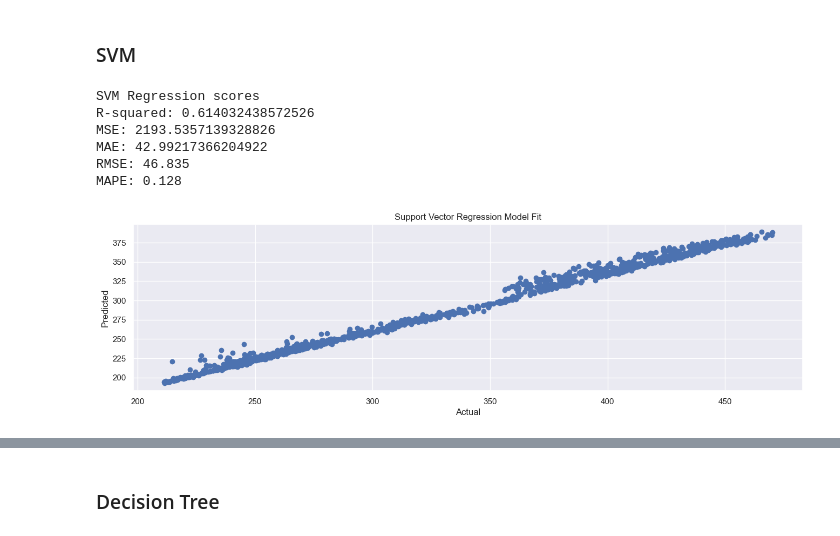
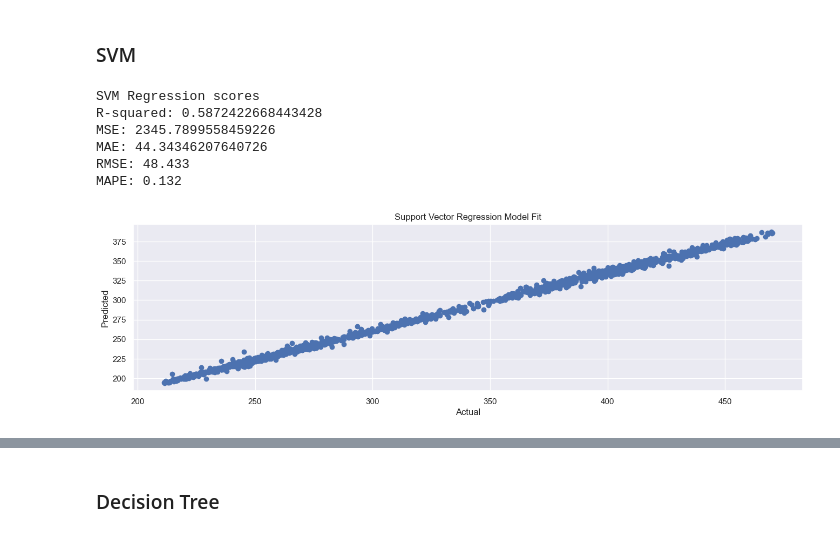
Before and after one commit to okenreed/aai501_final, a Jupyter notebook: final.ipynb, the cells around one changed output, grey strips where cells are left out. Drawn from its saved outputs; the diff is of its cells as text; code cells hidden in the pictures.

```diff
--- a/final.ipynb
+++ b/final.ipynb
@@ -113,7 +115,7 @@ def mape_calc(y_true, y_pred):
 # %%
 split = int(len(df)*.8)
 
-x = df.drop(['Tmrw_avg', 'pct', 'pct_diff'], axis=1)
+x = df.drop(['Tmrw_avg', 'pct', 'pct_diff', 'RSI', 'EMAF', 'EMAM', 'EMAS'], axis=1)
 y = df['Tmrw_avg']
 y = y.values.reshape(-1,1)
 
@@ -188,5 +187,5 @@ Epoch 36/1000
 # %%
-best_model = load_model('best_model.h5')
+best_model = load_model('best_model1.h5')
 y_pred = best_model.predict(x_test_lstm)
 # %% [output]
 46/46 [==============================] - 0s 2ms/step
@@ -210,3 +209,7 @@ MAPE: 0.097
+# %%
+perf = [{'Model': 'LSTM', 'Target': 'Price', 'MSE': mse, 'MAE': mean_absolute_error(y_test_inv, y_pred_inv), 'MAPE': mape_calc(y_test_inv, y_pred_inv), 'RMSE': rmse_calc(y_test_inv, y_pred_inv), 'R2': np.nan}]
+
+perf_df = pd.DataFrame(perf)
 # %%
 sns.set(rc={'figure.figsize':(16, 4)})
 sns.lineplot(x=test_dates_lstm, y=y_test_inv.flatten(), label=f'True value')
@@ -254,6 +264,9 @@ print(f'MAE: {lr_mae:.3f}')
 print(f'RMSE: {rmse_calc(y_test, lr_pred):.3f}')
 print(f'MAPE: {mape_calc(y_test, lr_pred):.3f}')
 
+perf = [{'Model': 'LR', 'Target': 'Price', 'MSE': lr_mse, 'MAE': lr_mae, 'MAPE': mape_calc(y_test, lr_pred), 'RMSE': rmse_calc(y_test, lr_pred), 'R2': lr_r2}]
+perf_df = perf_df.append(perf, ignore_index=True)
+
 # Create scatterplot with model fit
 plt.scatter(y_test, lr_pred)
 plt.xlabel('Actual')
@@ -286,36 +299,39 @@ plt.show()
 # Support Vector Regression - Import library
 from sklearn.svm import SVR
 
 # Support Vector Regression
 svm_model = SVR(kernel='linear')
 svm_model.fit(x_train_scaled.reshape(x_train_scaled.shape[0], -1), y_train_scaled.ravel())
 svm_pred = svm_model.predict(x_test_scaled.reshape(x_test_scaled.shape[0], -1))
 svm_pred = scaler_y.inverse_transform(svm_pred.reshape(-1, 1))
 svm_mse = np.mean((svm_pred - y_test)**2)
 
 # Calculate R-squared and mean absolute error
 svm_r2 = r2_score(y_test, svm_pred)
 svm_mae = mean_absolute_error(y_test, svm_pred)
 
 # Print SVM Mean Squared Error, Mean Absolute Error and R-squared
 print('SVM Regression scores')
 print('R-squared:', svm_r2)
 print('MSE:', svm_mse)
 print('MAE:', svm_mae)
 print(f'RMSE: {rmse_calc(y_test, svm_pred):.3f}')
 print(f'MAPE: {mape_calc(y_test, svm_pred):.3f}')
 
+perf = [{'Model': 'SVM', 'Target': 'Price', 'MSE': svm_mse, 'MAE': svm_mae, 'MAPE': mape_calc(y_test, svm_pred), 'RMSE': rmse_calc(y_test, svm_pred), 'R2': svm_r2}]
+perf_df = perf_df.append(perf, ignore_index=True)
+
 # Create scatterplot with model fit
 plt.scatter(y_test, svm_pred)
 plt.xlabel('Actual')
 plt.ylabel('Predicted')
 plt.title('Support Vector Regression Model Fit')
 plt.show()
 # %% [output]
 SVM Regression scores
-R-squared: 0.614032438572526
-MSE: 2193.5357139328826
-MAE: 42.99217366204922
-RMSE: 46.835
-MAPE: 0.128
+R-squared: 0.5872422668443428
+MSE: 2345.7899558459226
+MAE: 44.34346207640726
+RMSE: 48.433
+MAPE: 0.132
-[figure, old version]
+[figure, new version]
```
Also changed, not shown: parts of 45 cells of this notebook, 3 other files.
